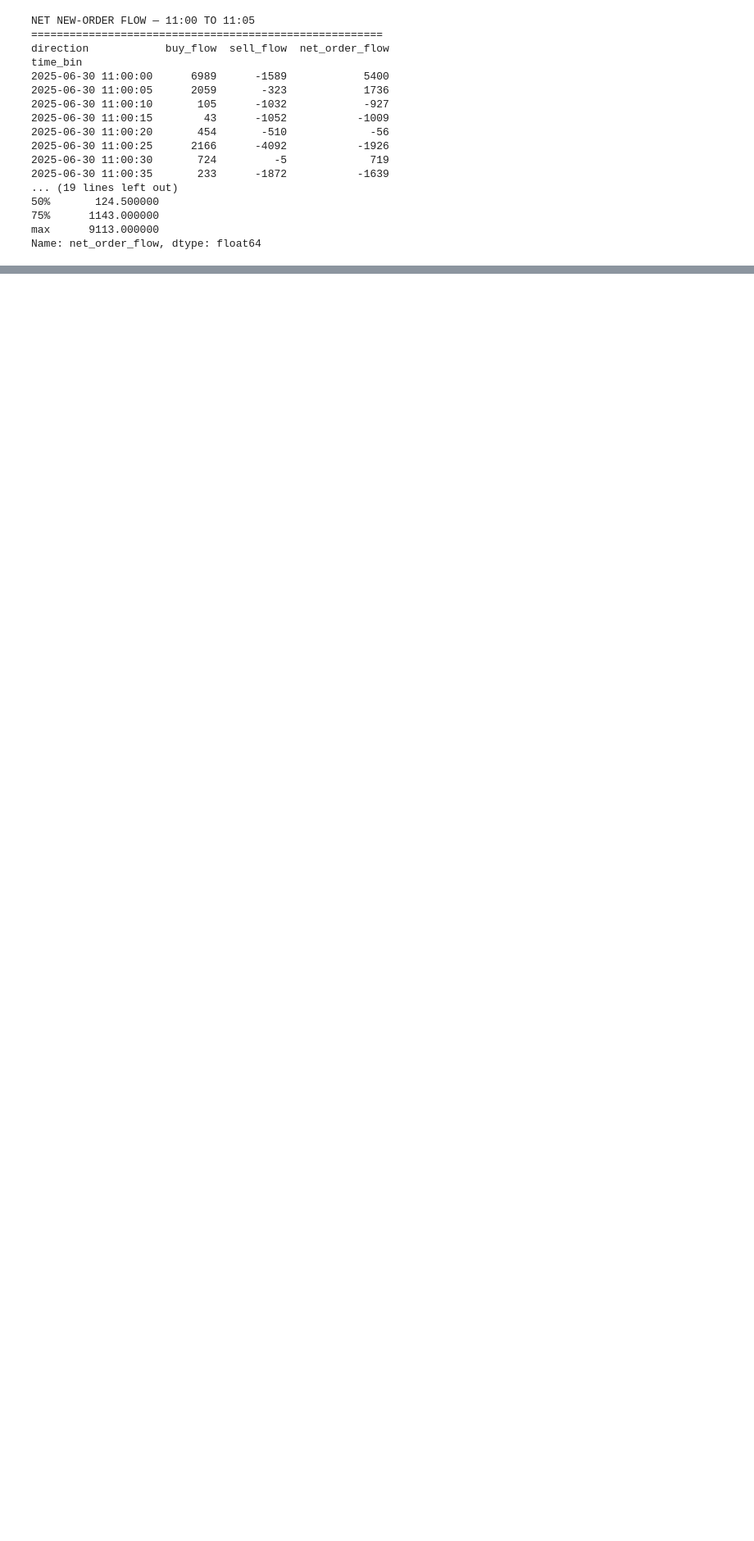
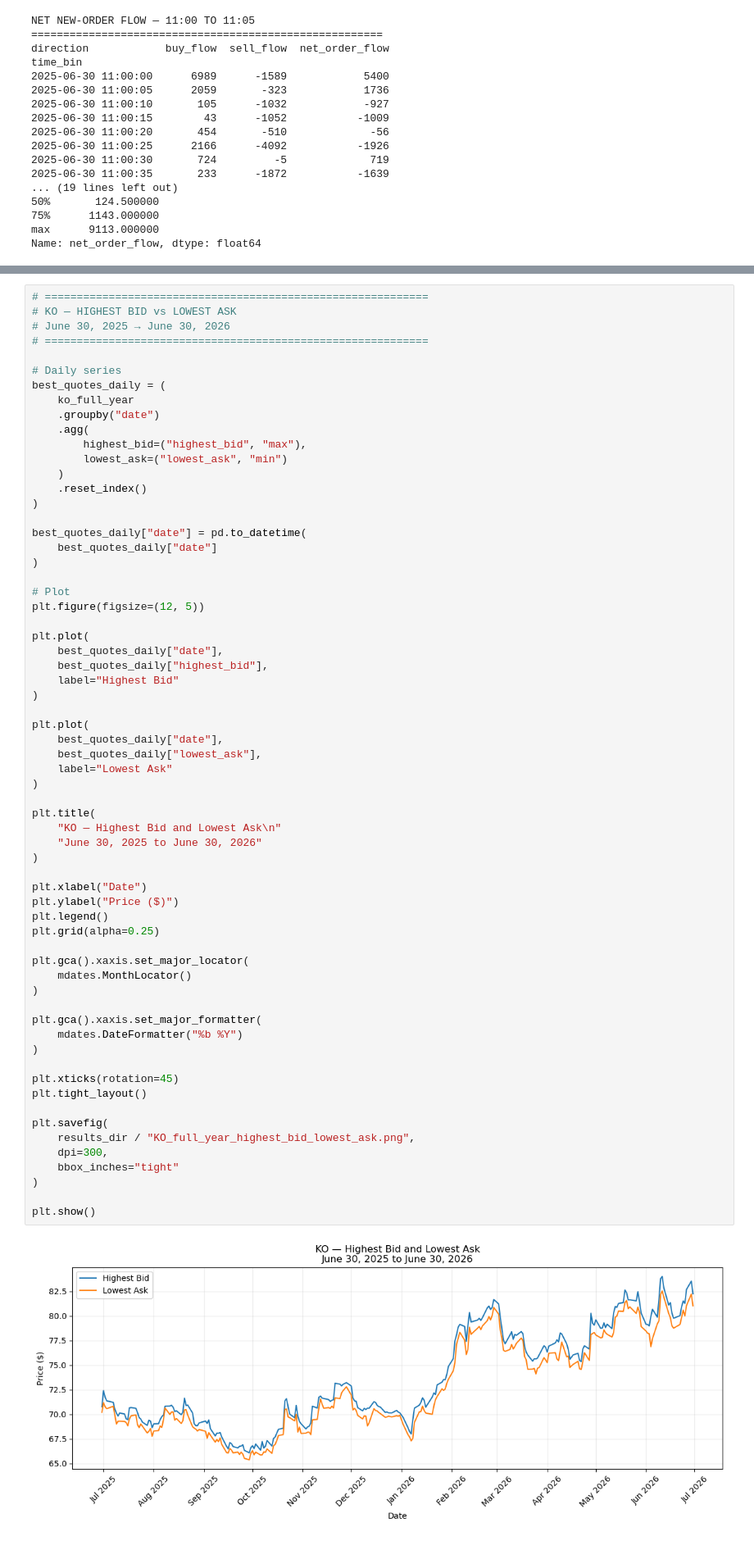
Before and after one commit to MariamKaranjia/LOBSTER-Market-Impact, a Jupyter notebook: notebooks/01_data_exploration.ipynb, the cells around one changed output, grey strips where cells are left out. Shown at 82% size. Drawn from its saved outputs; the diff is of its cells as text; blank space fills up the shorter version.

```diff
--- a/notebooks/01_data_exploration.ipynb
+++ b/notebooks/01_data_exploration.ipynb
@@ -1630,0 +2566,66 @@ Name: net_order_flow, dtype: float64
+# %%
+# ============================================================
+# KO — HIGHEST BID vs LOWEST ASK
+# June 30, 2025 → June 30, 2026
+# ============================================================
+
+# Daily series
+best_quotes_daily = (
+    ko_full_year
+    .groupby("date")
+    .agg(
+        highest_bid=("highest_bid", "max"),
+        lowest_ask=("lowest_ask", "min")
+    )
+    .reset_index()
+)
+
+best_quotes_daily["date"] = pd.to_datetime(
+    best_quotes_daily["date"]
+)
+
+# Plot
+plt.figure(figsize=(12, 5))
+
+plt.plot(
+    best_quotes_daily["date"],
+    best_quotes_daily["highest_bid"],
+    label="Highest Bid"
+)
+
+plt.plot(
+    best_quotes_daily["date"],
+    best_quotes_daily["lowest_ask"],
+    label="Lowest Ask"
+)
+
+plt.title(
+    "KO — Highest Bid and Lowest Ask\n"
+    "June 30, 2025 to June 30, 2026"
+)
+
+plt.xlabel("Date")
+plt.ylabel("Price ($)")
+plt.legend()
+plt.grid(alpha=0.25)
+
+plt.gca().xaxis.set_major_locator(
+    mdates.MonthLocator()
+)
+
+plt.gca().xaxis.set_major_formatter(
+    mdates.DateFormatter("%b %Y")
+)
+
+plt.xticks(rotation=45)
+plt.tight_layout()
+
+plt.savefig(
+    results_dir / "KO_full_year_highest_bid_lowest_ask.png",
+    dpi=300,
+    bbox_inches="tight"
+)
+
+plt.show()
+# %% [output]
+[figure, added]
```
Also changed, not shown: parts of 44 cells of this notebook, 1 other file.
